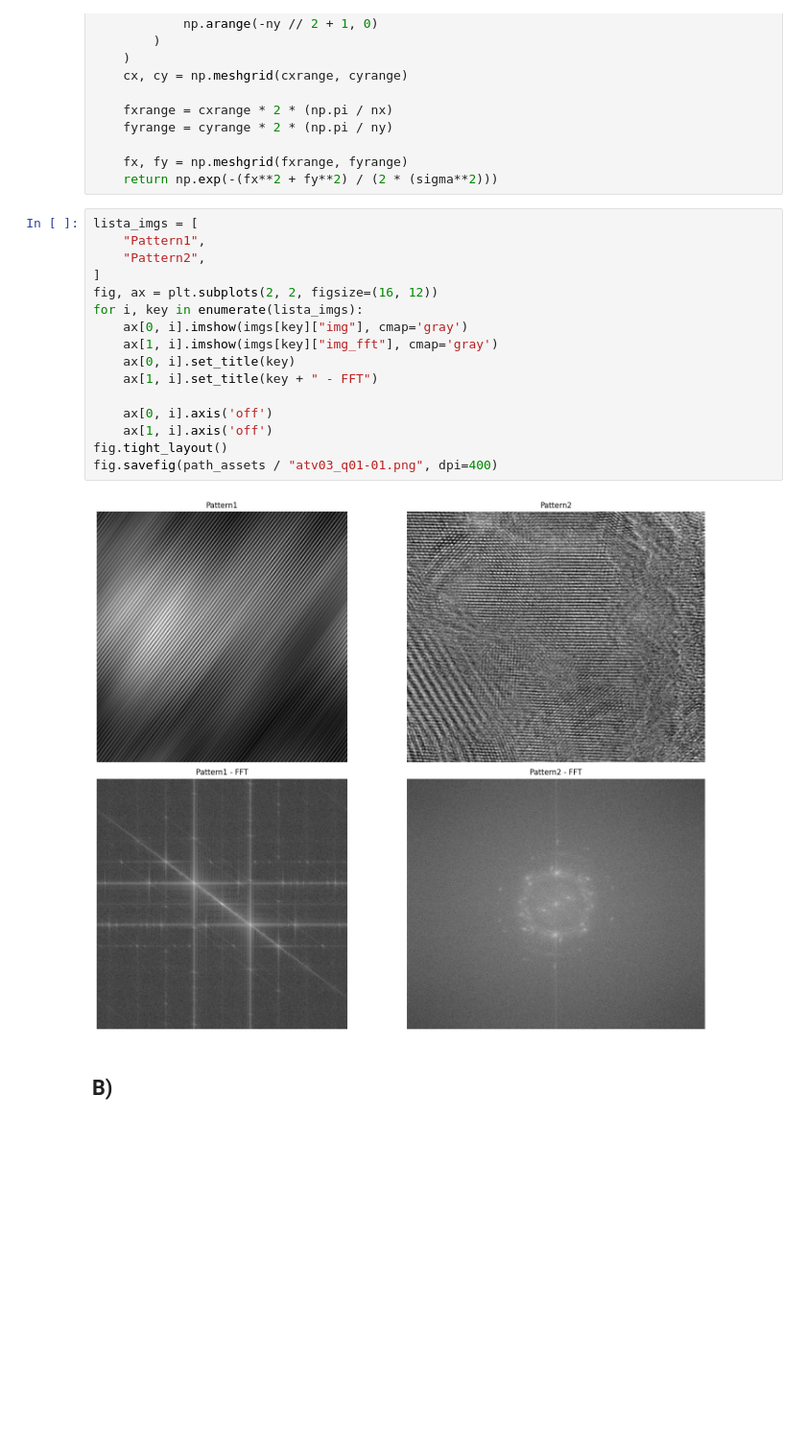
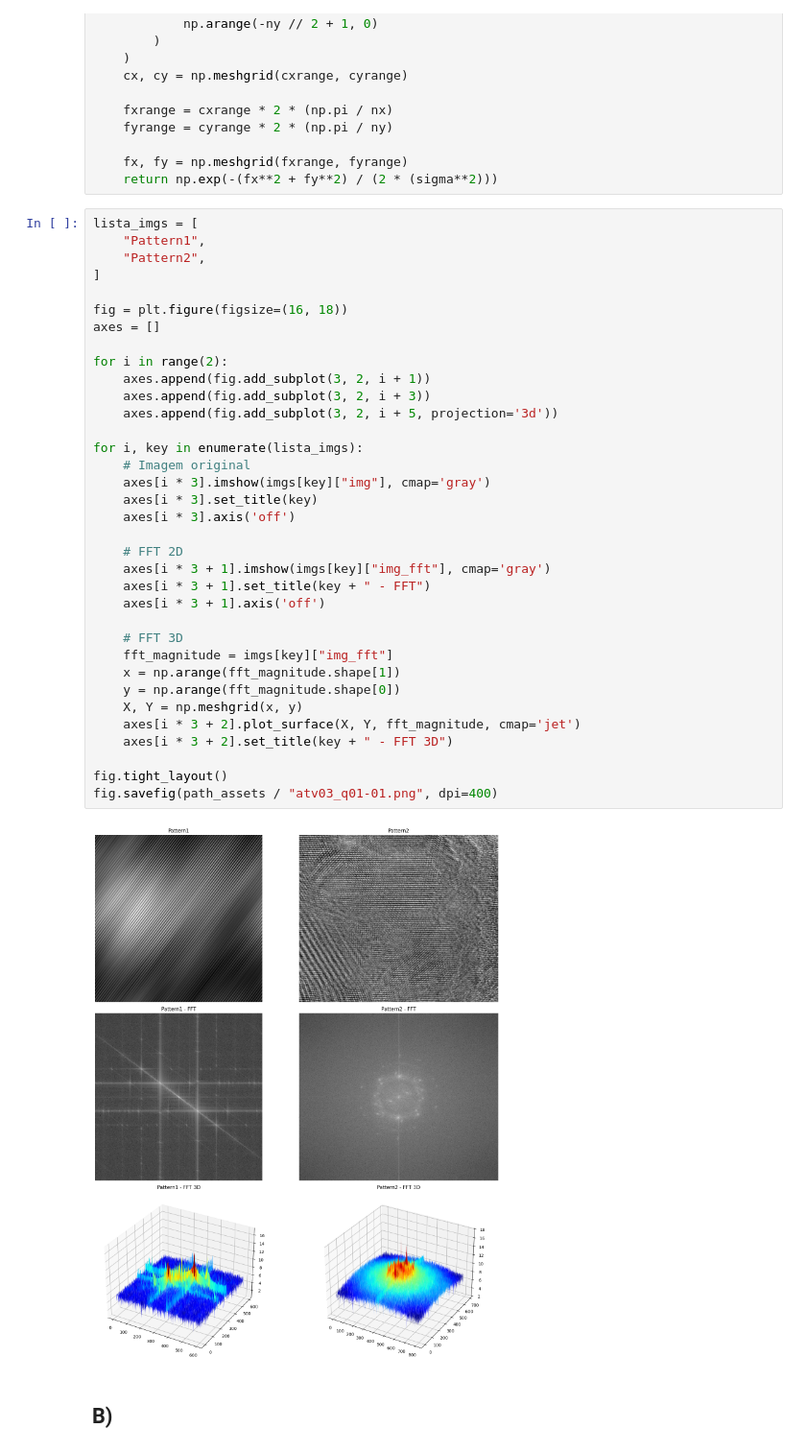
Before and after one commit to Manuelfjr/pdi, a Jupyter notebook: notebooks/07_atv03_code.ipynb, the cells around one changed output. Shown at 96% size. Cells and saved outputs as stored; diff of their text form; blank space fills up the shorter version.

```diff
--- a/notebooks/07_atv03_code.ipynb
+++ b/notebooks/07_atv03_code.ipynb
@@ -101,20 +101,39 @@ def filtro_passa_baixa(img, sigma):
 # %%
 lista_imgs = [
     "Pattern1",
     "Pattern2",
 ]
-fig, ax = plt.subplots(2, 2, figsize=(16, 12))
+
+fig = plt.figure(figsize=(16, 18))
+axes = []
+
+for i in range(2):
+    axes.append(fig.add_subplot(3, 2, i + 1))
+    axes.append(fig.add_subplot(3, 2, i + 3))
+    axes.append(fig.add_subplot(3, 2, i + 5, projection='3d'))
+
 for i, key in enumerate(lista_imgs):
-    ax[0, i].imshow(imgs[key]["img"], cmap='gray')
-    ax[1, i].imshow(imgs[key]["img_fft"], cmap='gray')
-    ax[0, i].set_title(key)
-    ax[1, i].set_title(key + " - FFT")
+    # Imagem original
+    axes[i * 3].imshow(imgs[key]["img"], cmap='gray')
+    axes[i * 3].set_title(key)
+    axes[i * 3].axis('off')
 
-    ax[0, i].axis('off')
-    ax[1, i].axis('off')
+    # FFT 2D
+    axes[i * 3 + 1].imshow(imgs[key]["img_fft"], cmap='gray')
+    axes[i * 3 + 1].set_title(key + " - FFT")
+    axes[i * 3 + 1].axis('off')
+
+    # FFT 3D
+    fft_magnitude = imgs[key]["img_fft"]
+    x = np.arange(fft_magnitude.shape[1])
+    y = np.arange(fft_magnitude.shape[0])
+    X, Y = np.meshgrid(x, y)
+    axes[i * 3 + 2].plot_surface(X, Y, fft_magnitude, cmap='jet')
+    axes[i * 3 + 2].set_title(key + " - FFT 3D")
+
 fig.tight_layout()
 fig.savefig(path_assets / "atv03_q01-01.png", dpi=400)
 # %% [output]
-[figure, old version]
+[figure, new version]
 # %% [markdown]
 ## B)
```
Also changed, not shown: 1 other file.
